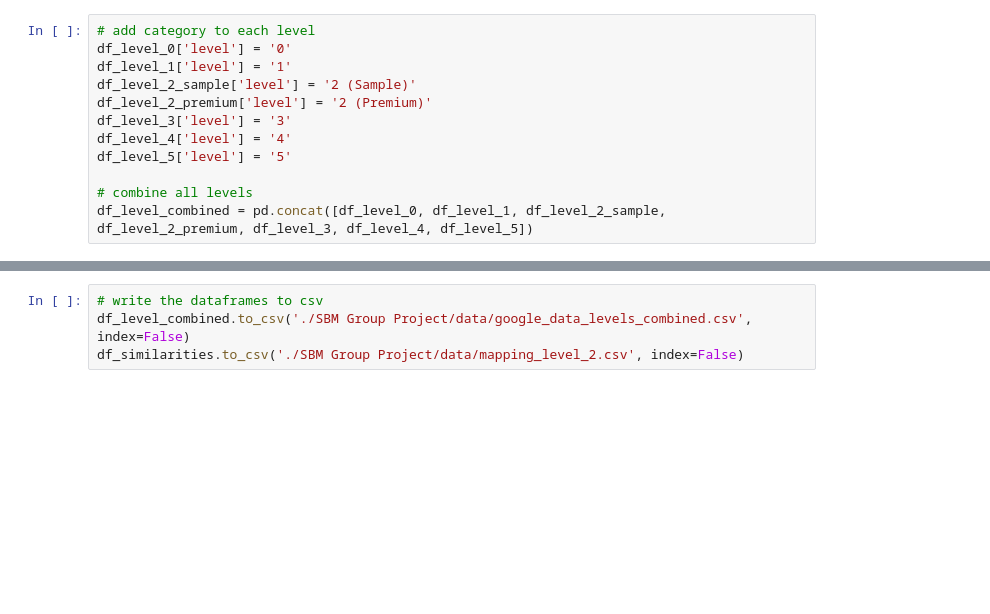
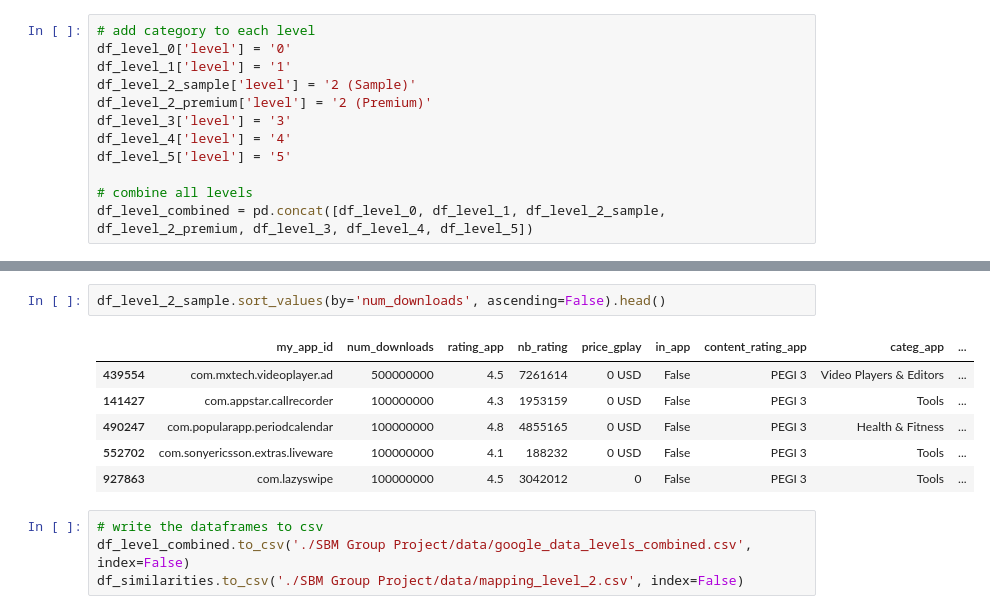
Before and after one commit to kevinmout/SBM, a Jupyter notebook: EDA.ipynb, the cells around one changed output, grey strips where cells are left out. Drawn from its saved outputs; the diff is of its cells as text; blank space fills up the shorter version.

```diff
--- a/EDA.ipynb
+++ b/EDA.ipynb
@@ -702,3 +702,12 @@ memory usage: 97.9+ MB
+# %%
+df_level_2_sample.sort_values(by='num_downloads', ascending=False).head()
+# %% [output]
+|  | my_app_id | num_downloads | rating_app | nb_rating | price_gplay | in_app | content_rating_app | categ_app | ... |
+| 439554 | com.mxtech.videoplayer.ad | 500000000 | 4.5 | 7261614 | 0 USD | False | PEGI 3 | Video Players & Editors | ... |
+| 141427 | com.appstar.callrecorder | 100000000 | 4.3 | 1953159 | 0 USD | False | PEGI 3 | Tools | ... |
+| 490247 | com.popularapp.periodcalendar | 100000000 | 4.8 | 4855165 | 0 USD | False | PEGI 3 | Health & Fitness | ... |
+| 552702 | com.sonyericsson.extras.liveware | 100000000 | 4.1 | 188232 | 0 USD | False | PEGI 3 | Tools | ... |
+| 927863 | com.lazyswipe | 100000000 | 4.5 | 3042012 | 0 | False | PEGI 3 | Tools | ... |
 # %%
 # write the dataframes to csv
 df_level_combined.to_csv('./SBM Group Project/data/google_data_levels_combined.csv', index=False)
```
Also changed, not shown: parts of 1 cell of this notebook, 4 other files.
